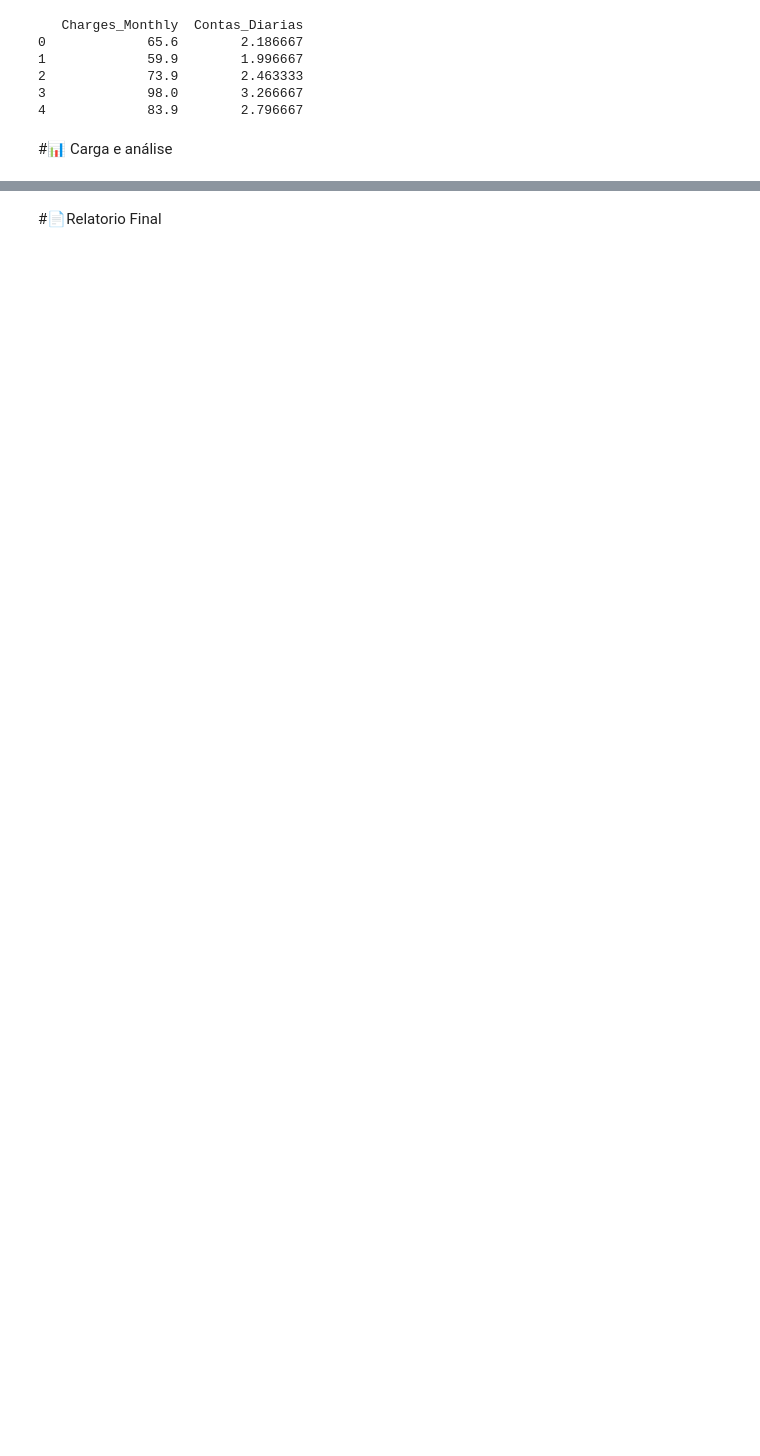
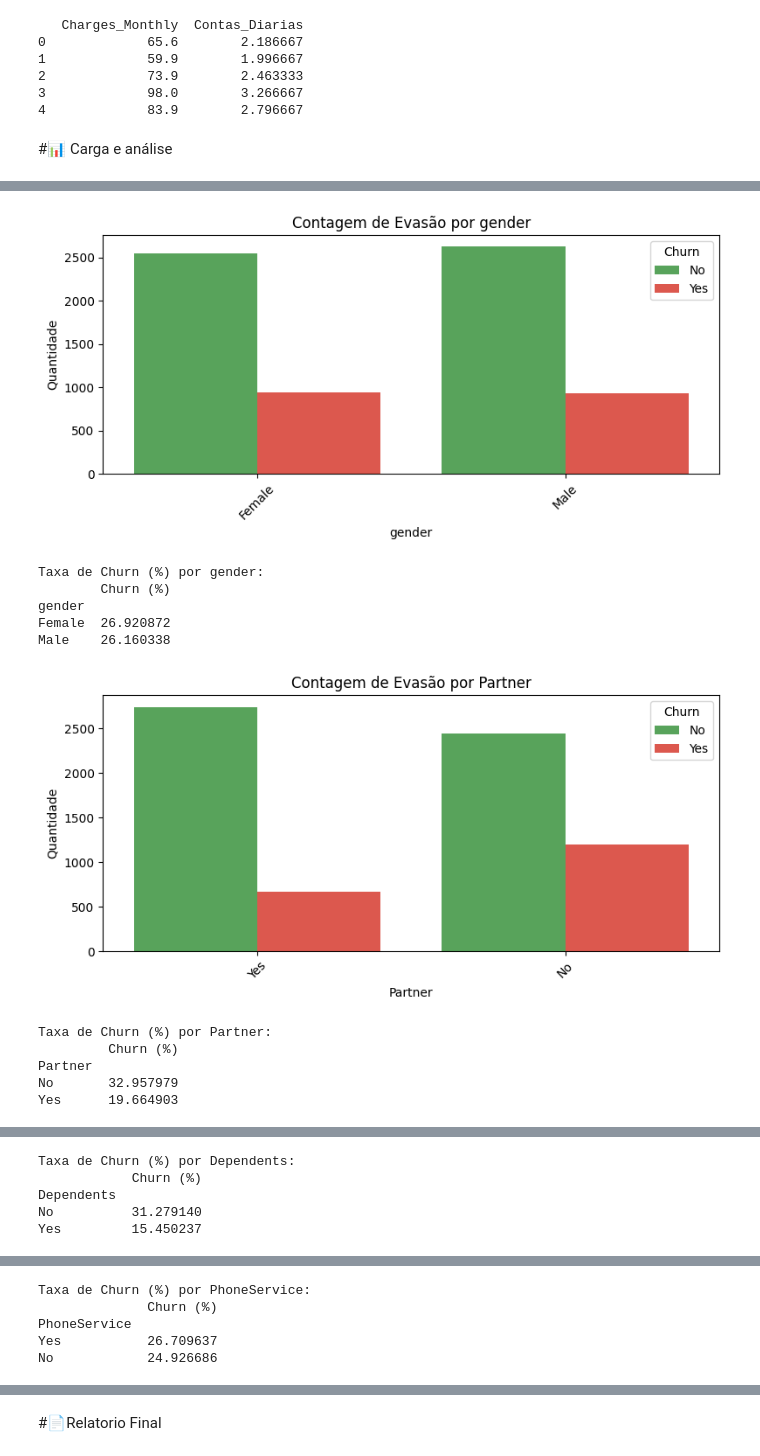
Before and after one commit to jvca21/Challenge_Telecom_X, a Jupyter notebook: TelecomX_BR (1).ipynb, the cells around one changed output, grey strips where cells are left out. Cells and saved outputs as stored; diff of their text form; code cells hidden in the pictures; blank space fills up the shorter version.

Commit message:
Carga e Análise

```diff
--- a/TelecomX_BR (1).ipynb
+++ b/TelecomX_BR (1).ipynb
@@ -241,0 +301,43 @@ print(df_clean[['Charges_Monthly', 'Contas_Diarias']].head())
+# %%
+# Passo 3.3 - Contagem de Evasão por Variáveis Categóricas
+
+import matplotlib.pyplot as plt
+import seaborn as sns
+
+# Selecionar colunas categóricas para análise (excluindo customerID e Churn)
+categorical_cols = df_clean.select_dtypes(include='object').columns.drop(['customerID', 'Churn'])
+
+# Loop para gerar gráficos e mostrar taxas de churn por categoria
+for col in categorical_cols:
+    plt.figure(figsize=(8,4))
+
+    # Gráfico de barras com contagem por categoria e status de churn
+    sns.countplot(data=df_clean, x=col, hue='Churn', palette=['#4CAF50', '#F44336'])
+    plt.title(f'Contagem de Evasão por {col}')
+    plt.xlabel(col)
+    plt.ylabel('Quantidade')
+    plt.xticks(rotation=45)
+    plt.legend(title='Churn')
+    plt.tight_layout()
+    plt.show()
+
+    # Cálculo da taxa de churn (%) por categoria
+    churn_rates = df_clean.groupby(col)['Churn'].value_counts(normalize=True).unstack()['Yes'] * 100
+    churn_rates = churn_rates.sort_values(ascending=False)
+
+    print(f'Taxa de Churn (%) por {col}:')
+    print(churn_rates.to_frame().rename(columns={'Yes':'Churn (%)'}))
+    print('\n')
+# %% [output]
+[figure, added]
+Taxa de Churn (%) por gender:
+        Churn (%)
+gender
+Female  26.920872
+Male    26.160338
+[figure, added]
+Taxa de Churn (%) por Partner:
+         Churn (%)
+Partner
+No       32.957979
+Yes      19.664903
@@ -241,0 +345,5 @@ print(df_clean[['Charges_Monthly', 'Contas_Diarias']].head())
+Taxa de Churn (%) por Dependents:
+            Churn (%)
+Dependents
+No          31.279140
+Yes         15.450237
@@ -241,0 +351,5 @@ print(df_clean[['Charges_Monthly', 'Contas_Diarias']].head())
+Taxa de Churn (%) por PhoneService:
+              Churn (%)
+PhoneService
+Yes           26.709637
+No            24.926686
```
Also changed, not shown: parts of 5 cells of this notebook.
